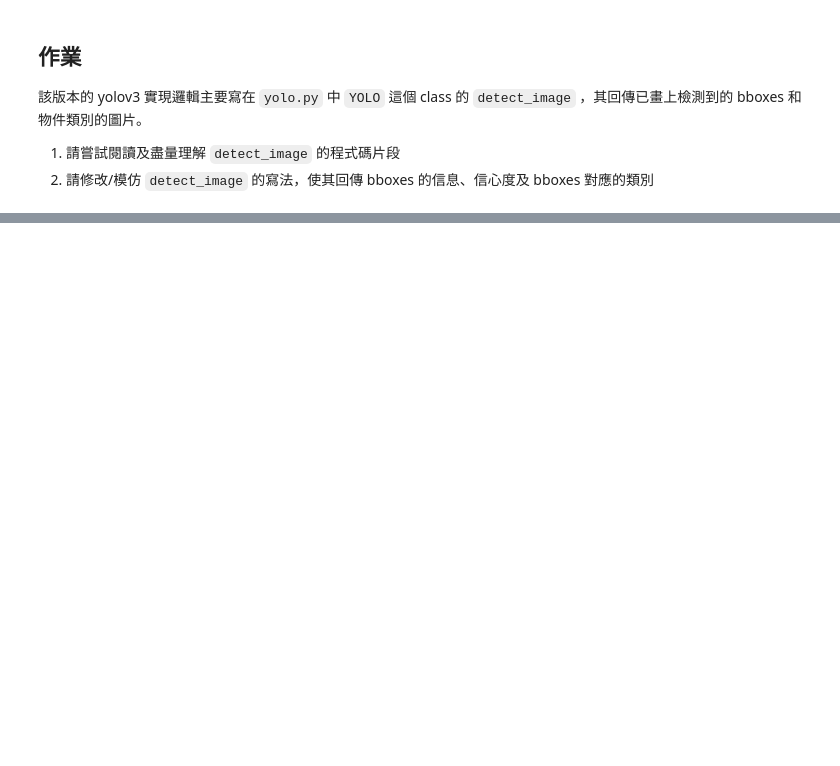
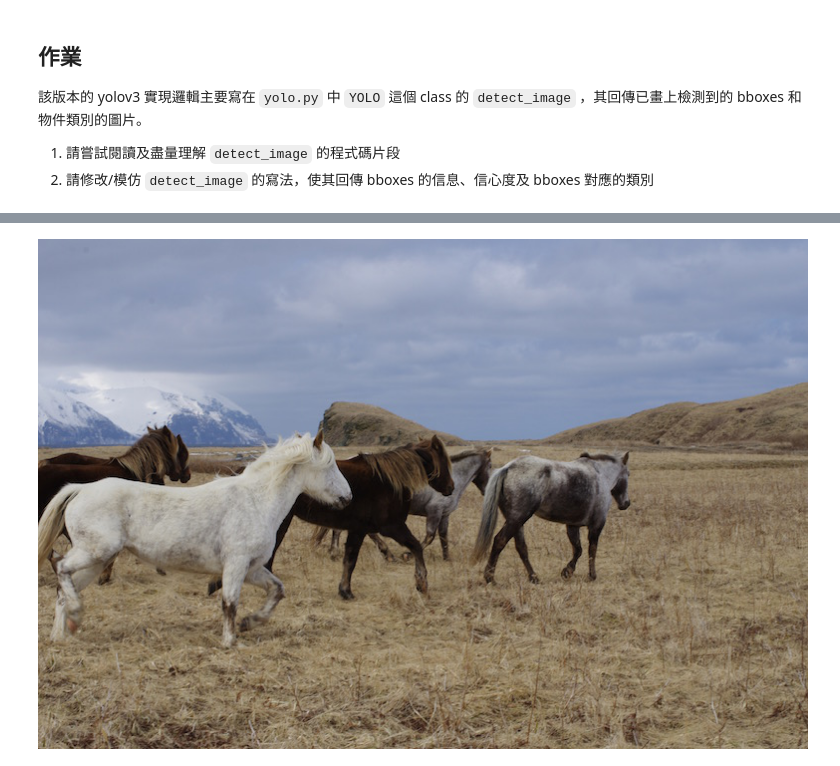
Before and after one commit to henryho2012/1st-DL-CVMarathon, a Jupyter notebook: homework/Day039_yolov3_keras_HW.ipynb, the cells around one changed output, grey strips where cells are left out. Cells and saved outputs as stored; diff of their text form; code cells hidden in the pictures; blank space fills up the shorter version.

```diff
--- a/homework/Day039_yolov3_keras_HW.ipynb
+++ b/homework/Day039_yolov3_keras_HW.ipynb
@@ -204,2 +260,7 @@ yolo = YOLO() # 初始化 YOLO class
+# %%
+image = Image.open('horses.jpg')
+image
+# %% [output]
+[figure, added]
 # %%
 r_image = yolo.detect_image(image)
```
Also changed, not shown: parts of 8 cells of this notebook.
